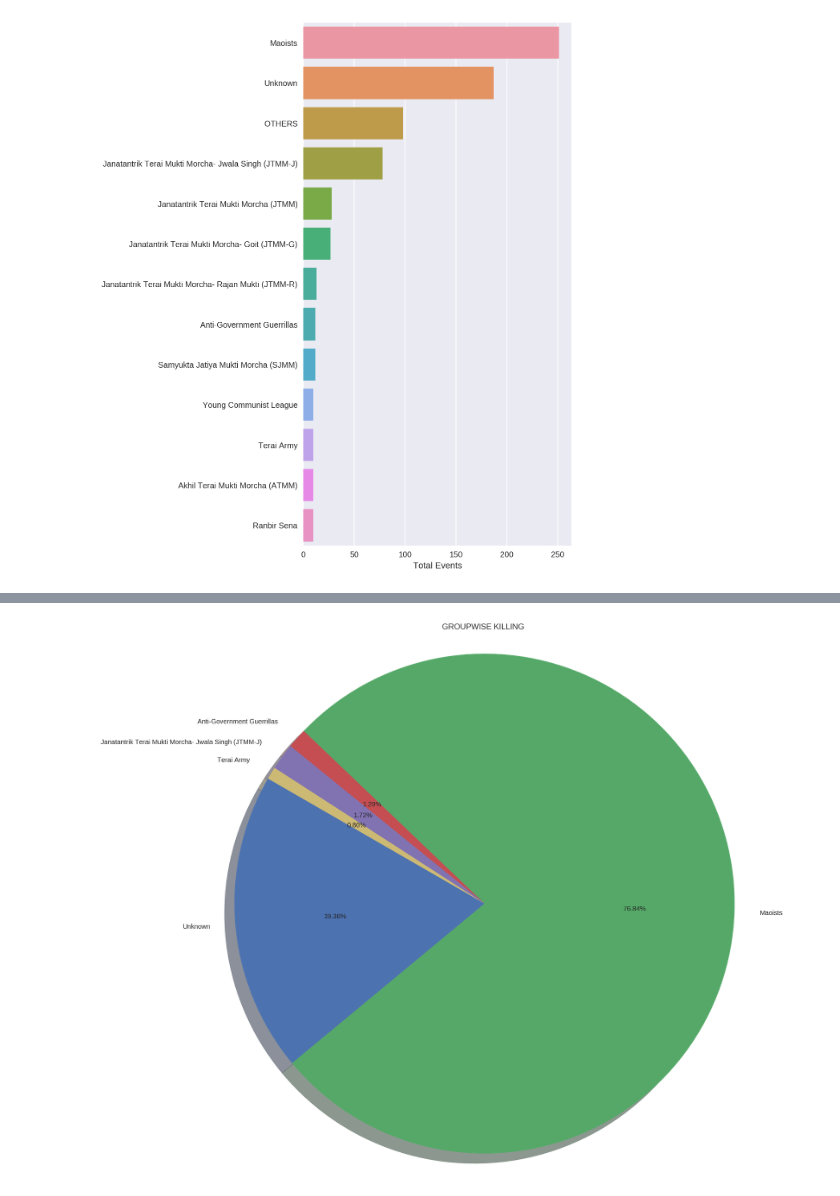
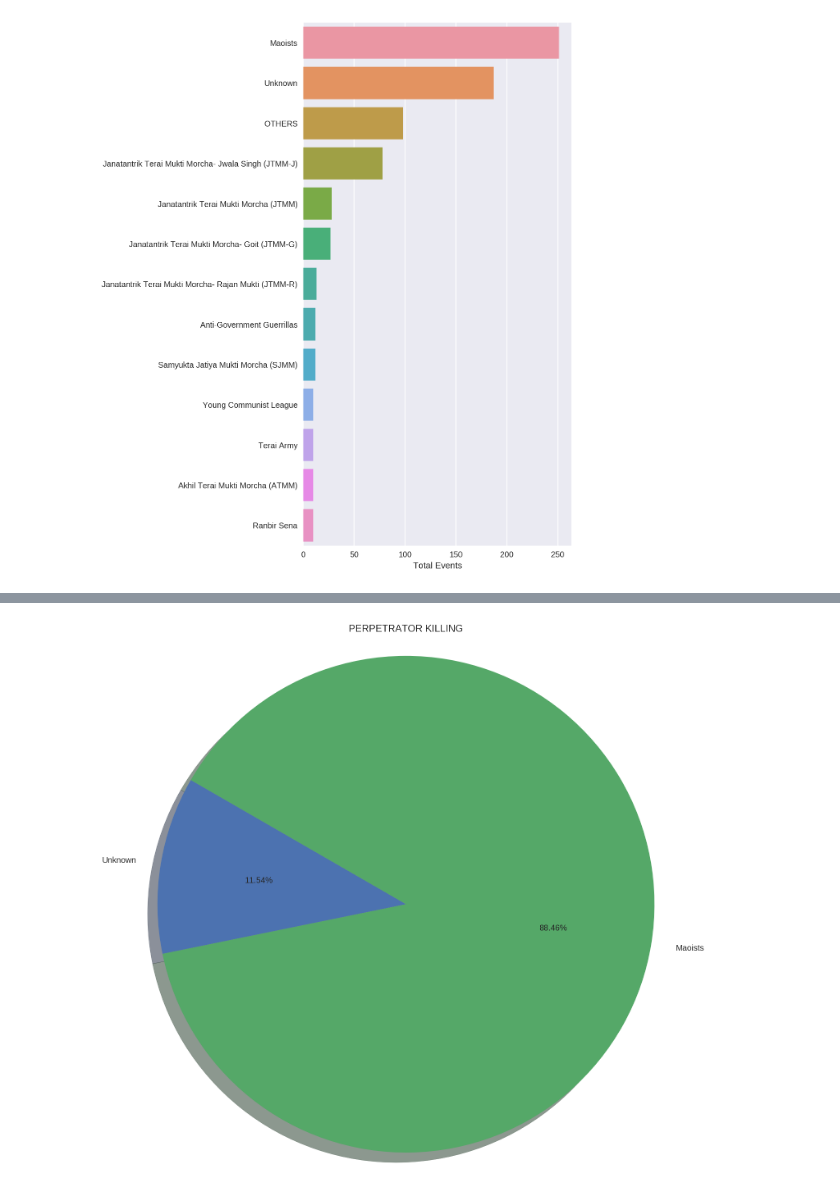
Before and after one commit to rnepal2/Global-Terrorism-Data-Analysis, a Jupyter notebook: Incidents_In_Nepal.ipynb, the cells around one changed output, grey strips where cells are left out. Saved outputs shown, nothing was run; the diff lists cells and outputs as text; code cells hidden in the pictures.

Commit message:
added new graphs

```diff
--- a/Incidents_In_Nepal.ipynb
+++ b/Incidents_In_Nepal.ipynb
@@ -133,15 +146,27 @@ plt.show()
 # %%
-# Finding the number of people killed by each of the groups
+# Finding the number of people killed by each of the group (nkill_group)
+# and the number of people killed on their side (nkillter_group)
 
-nkill_group_dict = dict()
-for group in terror_groups:
-    nkill_group = 0
-    for i in range(df_nepal.shape[0]):
-        if df_nepal['gname'].tolist()[i] == group:
-            if pd.isnull(df_nepal['nkill'].tolist()[i]): continue
-            else: nkill_group += df_nepal['nkill'].tolist()[i]
+def num_killed_group(df = df_nepal):     # number of people killed by each group
 
-    nkill_group_dict[group] = nkill_group
+    nkill_group_dict, nkillter_group_dict = dict(), dict()
+    for group in terror_groups:
+        nkill_group, nkillter_group = 0, 0
+        for i in range(df.shape[0]):
+            if df['gname'].tolist()[i] == group:
+                if pd.isnull(df['nkill'].tolist()[i]): continue
+                else: nkill_group += df['nkill'].tolist()[i]
+
+            if df_nepal['gname'].tolist()[i] == group:
+                if pd.isnull(df['nkillter'].tolist()[i]): continue
+                else: nkillter_group += df['nkillter'].tolist()[i]
+
+        nkill_group_dict[group] = nkill_group
+        nkillter_group_dict[group] = nkillter_group
+
+    return nkill_group_dict, nkillter_group_dict
+# %%
+nkill_group_dict, nkillter_group_dict = num_killed_group(df_nepal)
 # %%
 # Plotting the piechart of number of killings by each groups
 
@@ -154,8 +187,17 @@ for group in list(nkill_group_dict.keys()):
 # %%
-plt.figure(figsize=(15,15))
-plt.pie(n_killed, labels=groups, autopct='%1.2f%%', shadow=True, startangle=150)
+# Plotting the piechart of number of killings by each groups
+
+nter_killed, groups = [], []
+for group in list(nkillter_group_dict.keys()):
+    nkilled = nkillter_group_dict[group]
+    if nkilled < 15: continue
+    nter_killed.append(nkilled)
+    groups.append(group)
+
+plt.figure(figsize=(12,12))
+plt.pie(nter_killed, labels=groups, autopct='%1.2f%%', shadow=True, startangle=150)
 plt.axis('equal')
-plt.title('GROUPWISE KILLING')
+plt.title('PERPETRATOR KILLING')
 plt.show()
 # %% [output]
-[figure, old version]
+[figure, new version]
```
Also changed, not shown: parts of 7 cells of this notebook.
